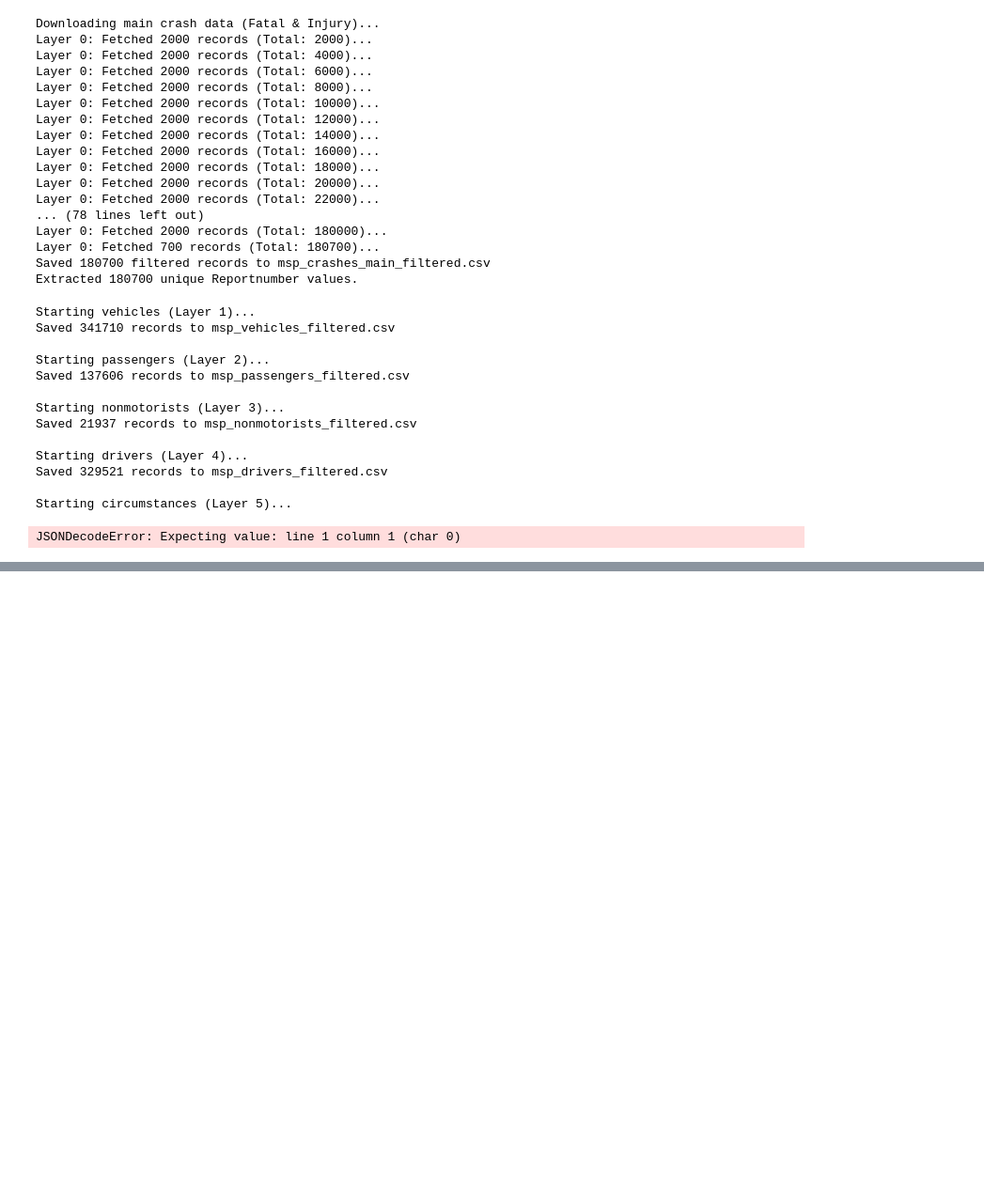
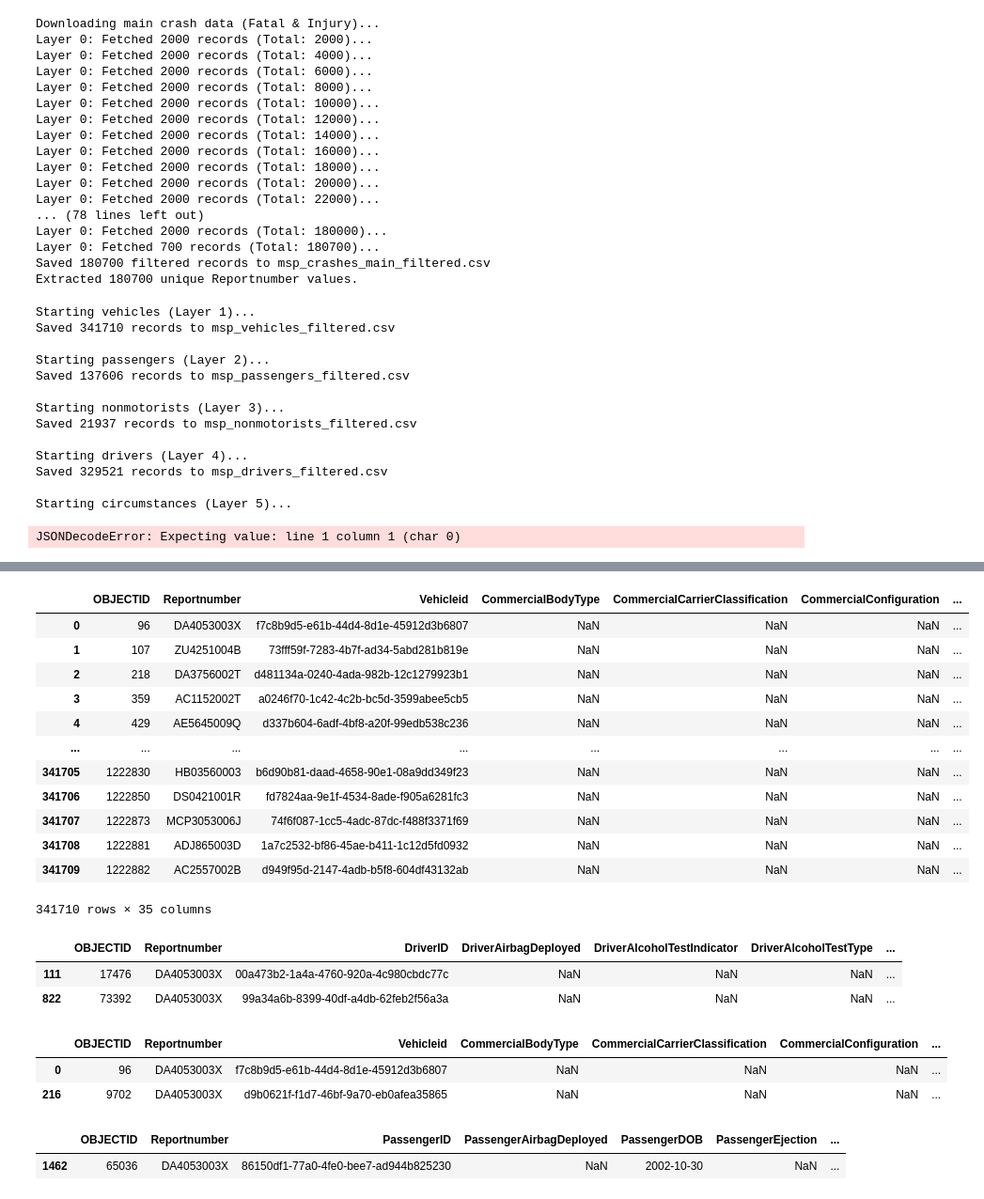
Before and after one commit to bencarneiro/ntsb, a Jupyter notebook: maryland/maryland.ipynb, the cells around one changed output, grey strips where cells are left out. Shown at 94% size. Cells and saved outputs as stored; diff of their text form; code cells hidden in the pictures; blank space fills up the shorter version.

```diff
--- a/maryland/maryland.ipynb
+++ b/maryland/maryland.ipynb
@@ -178,0 +194,33 @@ drivers
+# %%
+vehicles
+# %% [output]
+|  | OBJECTID | Reportnumber | Vehicleid | CommercialBodyType | CommercialCarrierClassification | CommercialConfiguration | ... |
+| 0 | 96 | DA4053003X | f7c8b9d5-e61b-44d4-8d1e-45912d3b6807 | NaN | NaN | NaN | ... |
+| 1 | 107 | ZU4251004B | 73fff59f-7283-4b7f-ad34-5abd281b819e | NaN | NaN | NaN | ... |
+| 2 | 218 | DA3756002T | d481134a-0240-4ada-982b-12c1279923b1 | NaN | NaN | NaN | ... |
+| 3 | 359 | AC1152002T | a0246f70-1c42-4c2b-bc5d-3599abee5cb5 | NaN | NaN | NaN | ... |
+| 4 | 429 | AE5645009Q | d337b604-6adf-4bf8-a20f-99edb538c236 | NaN | NaN | NaN | ... |
+| ... | ... | ... | ... | ... | ... | ... | ... |
+| 341705 | 1222830 | HB03560003 | b6d90b81-daad-4658-90e1-08a9dd349f23 | NaN | NaN | NaN | ... |
+| 341706 | 1222850 | DS0421001R | fd7824aa-9e1f-4534-8ade-f905a6281fc3 | NaN | NaN | NaN | ... |
+| 341707 | 1222873 | MCP3053006J | 74f6f087-1cc5-4adc-87dc-f488f3371f69 | NaN | NaN | NaN | ... |
+| 341708 | 1222881 | ADJ865003D | 1a7c2532-bf86-45ae-b411-1c12d5fd0932 | NaN | NaN | NaN | ... |
+| 341709 | 1222882 | AC2557002B | d949f95d-2147-4adb-b5f8-604df43132ab | NaN | NaN | NaN | ... |
+341710 rows × 35 columns
+# %%
+drivers[drivers['Reportnumber']=="DA4053003X"]
+# %% [output]
+|  | OBJECTID | Reportnumber | DriverID | DriverAirbagDeployed | DriverAlcoholTestIndicator | DriverAlcoholTestType | ... |
+| 111 | 17476 | DA4053003X | 00a473b2-1a4a-4760-920a-4c980cbdc77c | NaN | NaN | NaN | ... |
+| 822 | 73392 | DA4053003X | 99a34a6b-8399-40df-a4db-62feb2f56a3a | NaN | NaN | NaN | ... |
+# %%
+vehicles[vehicles['Reportnumber']=="DA4053003X"]
+# %% [output]
+|  | OBJECTID | Reportnumber | Vehicleid | CommercialBodyType | CommercialCarrierClassification | CommercialConfiguration | ... |
+| 0 | 96 | DA4053003X | f7c8b9d5-e61b-44d4-8d1e-45912d3b6807 | NaN | NaN | NaN | ... |
+| 216 | 9702 | DA4053003X | d9b0621f-f1d7-46bf-9a70-eb0afea35865 | NaN | NaN | NaN | ... |
+# %%
+passengers[passengers['Reportnumber']=="DA4053003X"]
+# %% [output]
+|  | OBJECTID | Reportnumber | PassengerID | PassengerAirbagDeployed | PassengerDOB | PassengerEjection | ... |
+| 1462 | 65036 | DA4053003X | 86150df1-77a0-4fe0-bee7-ad944b825230 | NaN | 2002-10-30 | NaN | ... |
```
Also changed, not shown: parts of 10 cells of this notebook, 5 other files.
